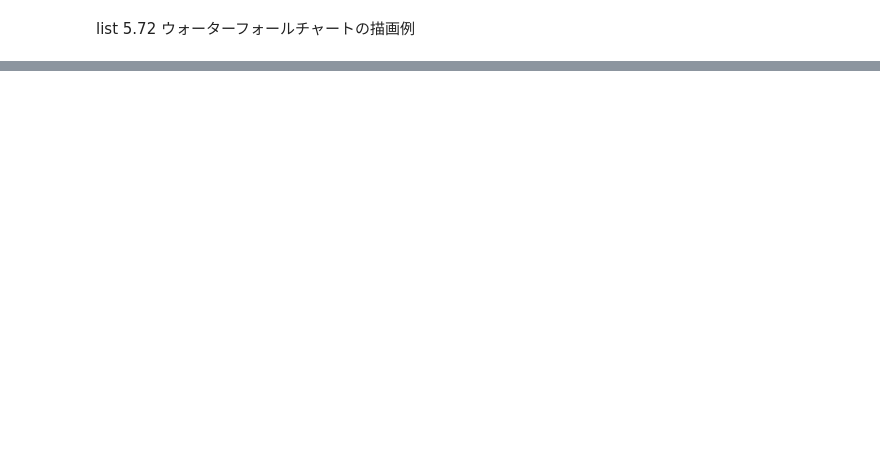
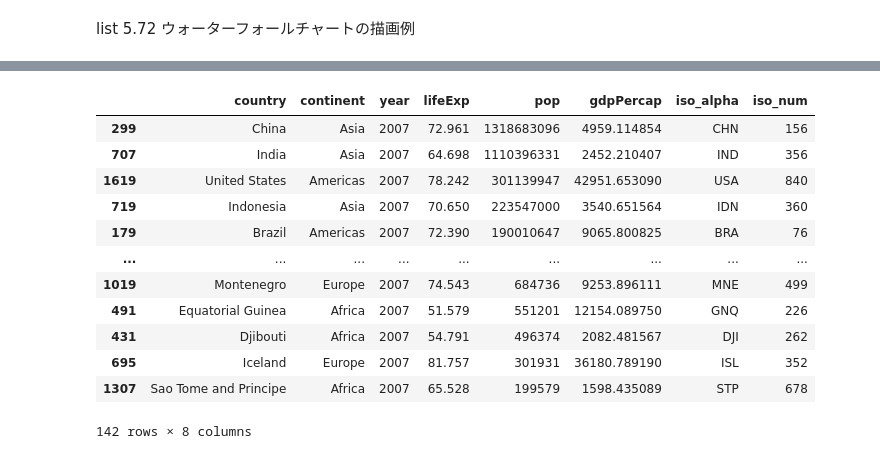
Before and after one commit to ginmaruGH/Introduction_to_Python_Data_Visualization_SE, a Jupyter notebook: practice/ch05_sec15-19.ipynb, the cells around one changed output, grey strips where cells are left out. Cells and saved outputs as stored; diff of their text form; code cells hidden in the pictures; blank space fills up the shorter version.

```diff
--- a/practice/ch05_sec15-19.ipynb
+++ b/practice/ch05_sec15-19.ipynb
@@ -102,0 +122,18 @@ fig.show()
+# %%
+# 人口を降順に並び替える
+pop_df = pop_df.sort_values("pop", ascending=False)
+display(pop_df)
+# %% [output]
+|  | country | continent | year | lifeExp | pop | gdpPercap | iso_alpha | iso_num |
+| 299 | China | Asia | 2007 | 72.961 | 1318683096 | 4959.114854 | CHN | 156 |
+| 707 | India | Asia | 2007 | 64.698 | 1110396331 | 2452.210407 | IND | 356 |
+| 1619 | United States | Americas | 2007 | 78.242 | 301139947 | 42951.653090 | USA | 840 |
+| 719 | Indonesia | Asia | 2007 | 70.650 | 223547000 | 3540.651564 | IDN | 360 |
+| 179 | Brazil | Americas | 2007 | 72.390 | 190010647 | 9065.800825 | BRA | 76 |
+| ... | ... | ... | ... | ... | ... | ... | ... | ... |
+| 1019 | Montenegro | Europe | 2007 | 74.543 | 684736 | 9253.896111 | MNE | 499 |
+| 491 | Equatorial Guinea | Africa | 2007 | 51.579 | 551201 | 12154.089750 | GNQ | 226 |
+| 431 | Djibouti | Africa | 2007 | 54.791 | 496374 | 2082.481567 | DJI | 262 |
+| 695 | Iceland | Europe | 2007 | 81.757 | 301931 | 36180.789190 | ISL | 352 |
+| 1307 | Sao Tome and Principe | Africa | 2007 | 65.528 | 199579 | 1598.435089 | STP | 678 |
+142 rows × 8 columns
```
Also changed, not shown: parts of 26 cells of this notebook, 1 other file.
